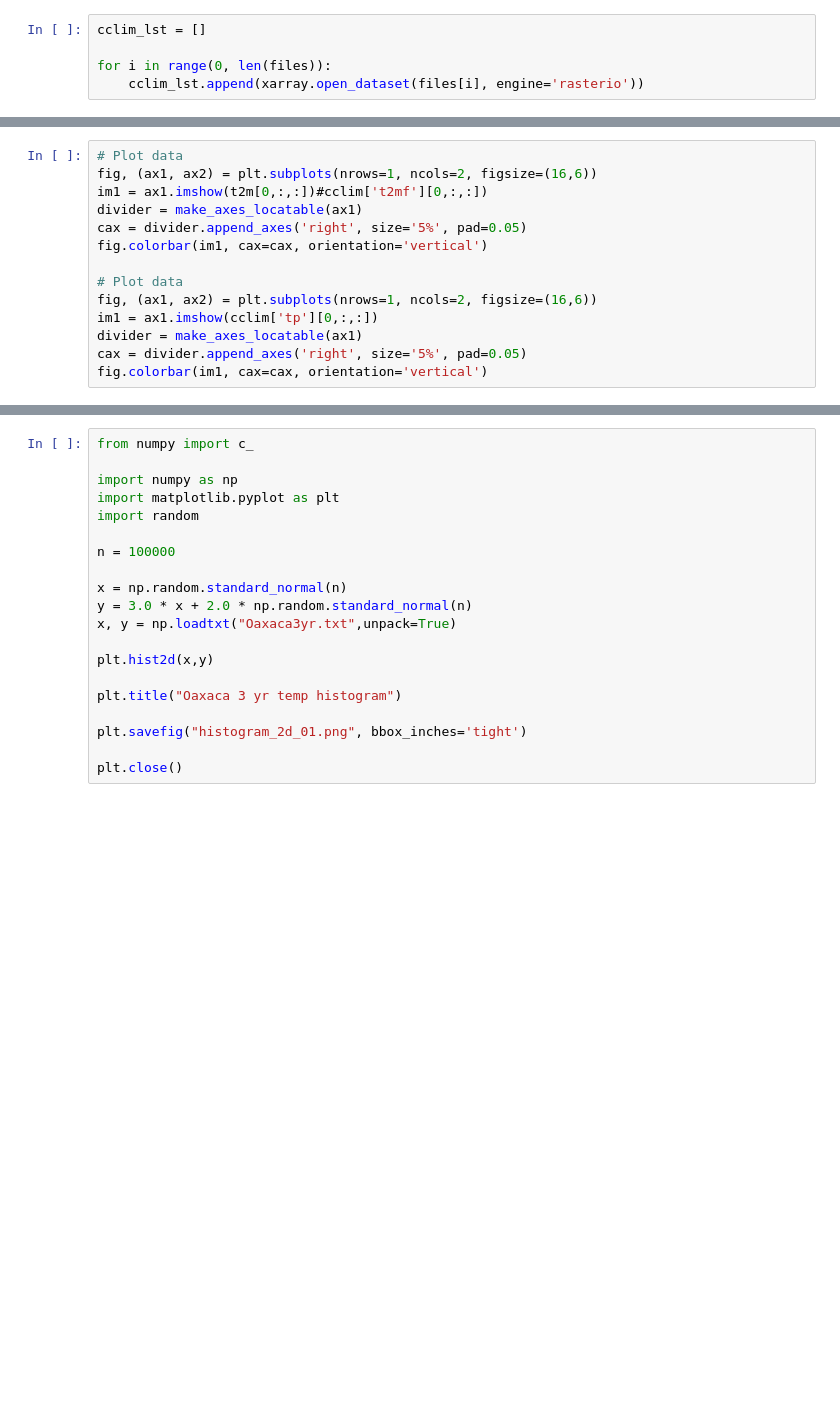
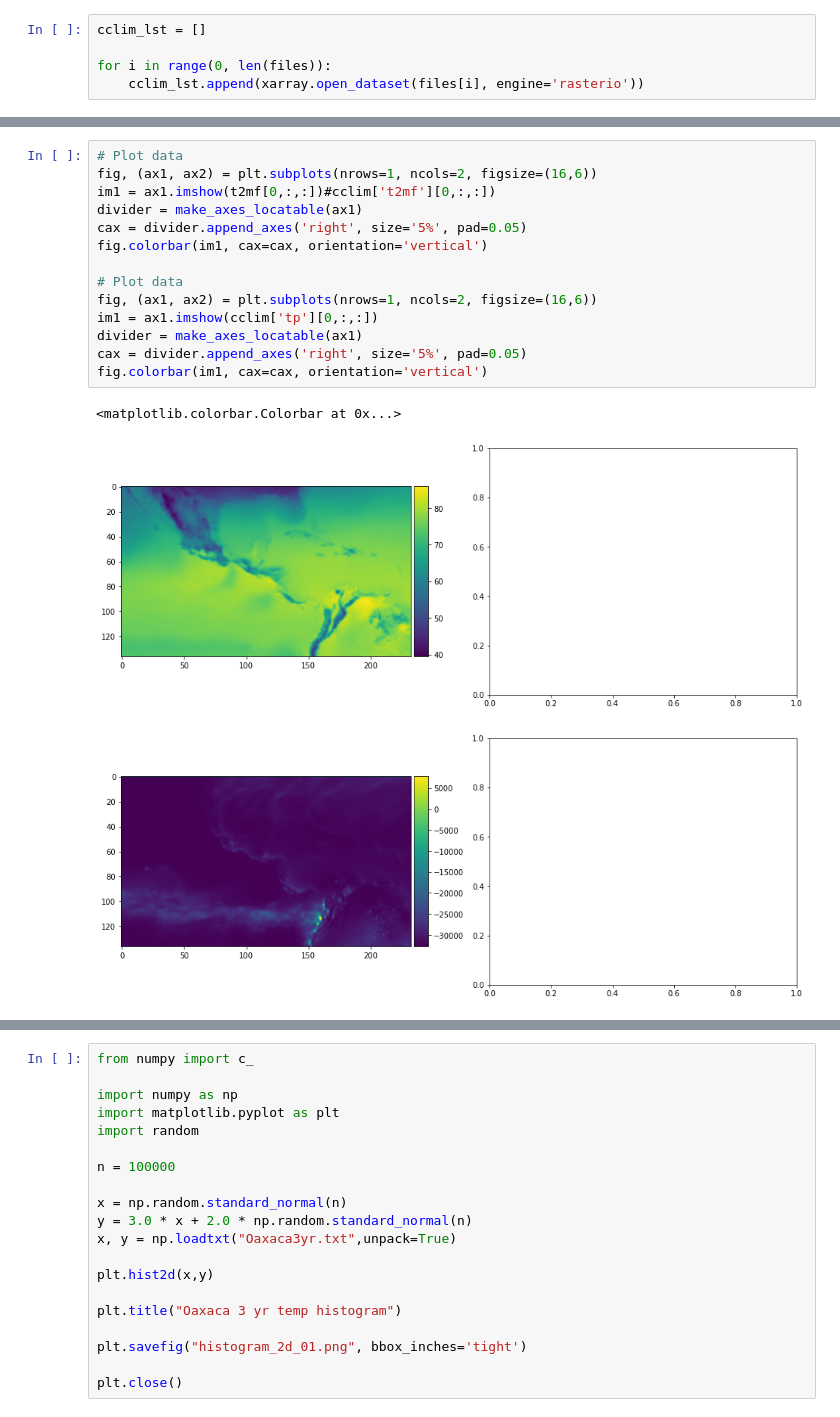
Before and after one commit to jwynneuo/FutureOfCoffee, a Jupyter notebook: Coffeeproj.ipynb, the cells around one changed output, grey strips where cells are left out. Saved outputs shown, nothing was run; the diff lists cells and outputs as text; blank space fills up the shorter version.

```diff
--- a/Coffeeproj.ipynb
+++ b/Coffeeproj.ipynb
@@ -51,17 +163,21 @@ t2mf
 # %%
 # Plot data
 fig, (ax1, ax2) = plt.subplots(nrows=1, ncols=2, figsize=(16,6))
-im1 = ax1.imshow(t2m[0,:,:])#cclim['t2mf'][0,:,:])
+im1 = ax1.imshow(t2mf[0,:,:])#cclim['t2mf'][0,:,:])
 divider = make_axes_locatable(ax1)
 cax = divider.append_axes('right', size='5%', pad=0.05)
 fig.colorbar(im1, cax=cax, orientation='vertical')
 
 # Plot data
 fig, (ax1, ax2) = plt.subplots(nrows=1, ncols=2, figsize=(16,6))
 im1 = ax1.imshow(cclim['tp'][0,:,:])
 divider = make_axes_locatable(ax1)
 cax = divider.append_axes('right', size='5%', pad=0.05)
 fig.colorbar(im1, cax=cax, orientation='vertical')
+# %% [output]
+<matplotlib.colorbar.Colorbar at 0x...>
+[figure, added]
+[figure, added]
 # %%
 cof_lat = [19.477585598288215, 15.951339161580043, 15.17355242498728, 4.622913389125596, 20.762395445023337, 21.325342888979133]
 cof_long = [-96.97046892217435,-96.4635391253275,-92.33612361801524,-75.59423450228476, -104.85486555253753, -105.00863721756717]
```
Also changed, not shown: parts of 21 cells of this notebook.
